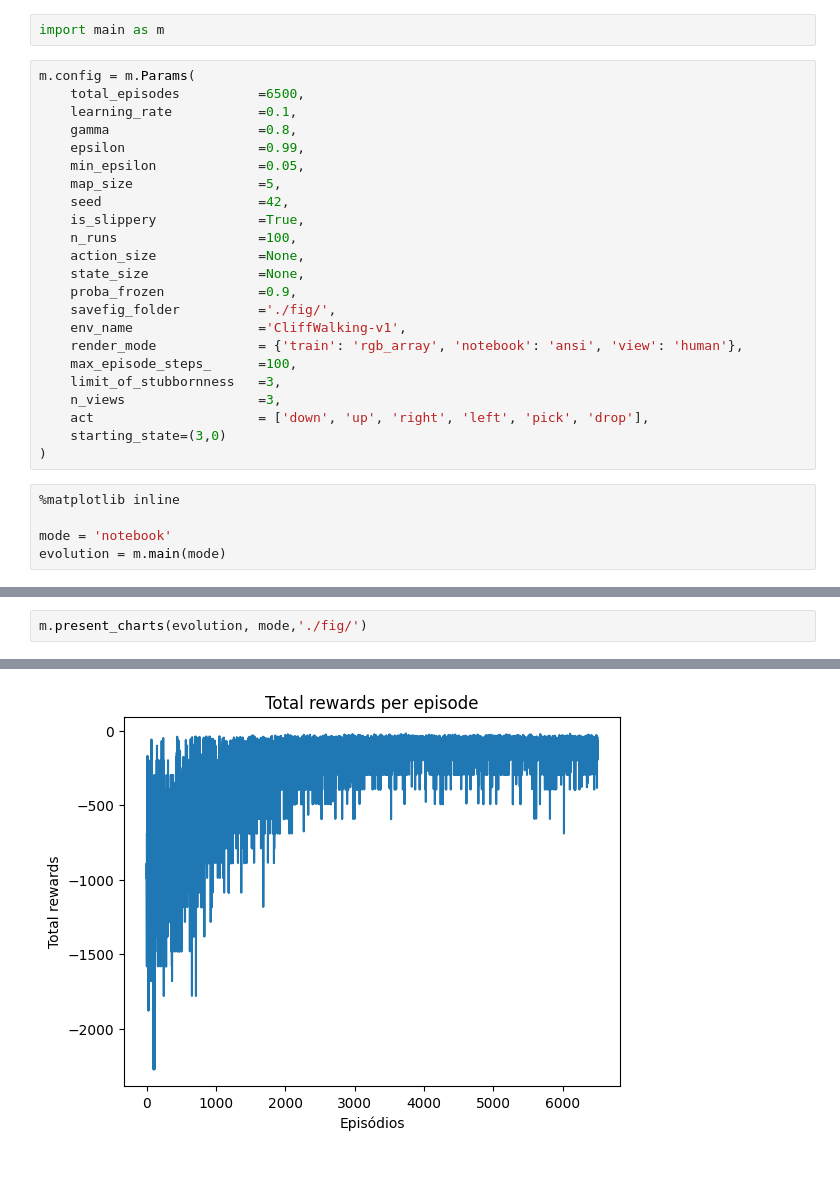
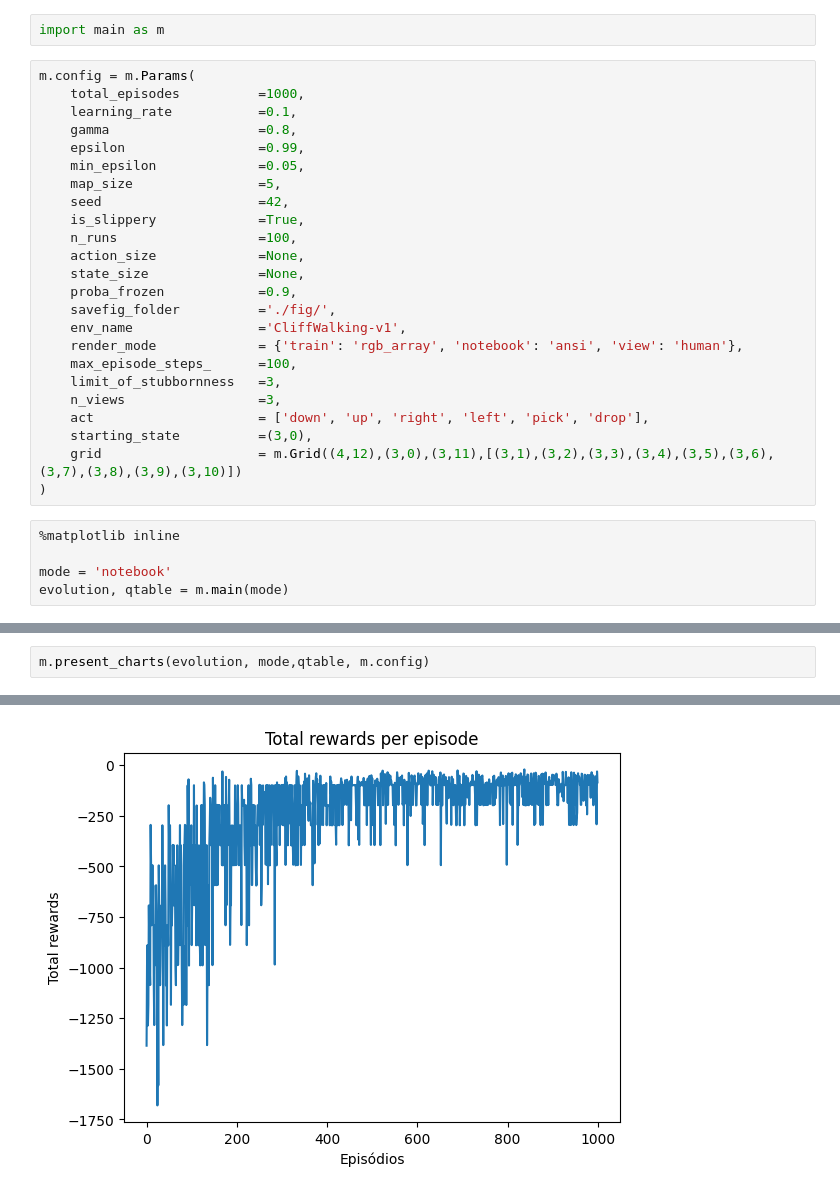
Before and after one commit to mauricionoris/RLSolutions, a Jupyter notebook: cliff/cliff.ipynb, the cells around one changed output, grey strips where cells are left out. Drawn from its saved outputs; the diff is of its cells as text.

```diff
--- a/cliff/cliff.ipynb
+++ b/cliff/cliff.ipynb
@@ -2,7 +2,7 @@
 import main as m
 # %%
 m.config = m.Params(
-    total_episodes          =6500,
+    total_episodes          =1000,
     learning_rate           =0.1,
     gamma                   =0.8,
     epsilon                 =0.99,
@@ -21,11 +21,12 @@ m.config = m.Params(
     limit_of_stubbornness   =3,
     n_views                 =3,
     act                     = ['down', 'up', 'right', 'left', 'pick', 'drop'],
-    starting_state=(3,0)
+    starting_state          =(3,0),
+    grid                    = m.Grid((4,12),(3,0),(3,11),[(3,1),(3,2),(3,3),(3,4),(3,5),(3,6),(3,7),(3,8),(3,9),(3,10)])
 )
 # %%
 %matplotlib inline
 
 mode = 'notebook'
-evolution = m.main(mode)
+evolution, qtable = m.main(mode)
 # %% [output]
@@ -39,3 +40,3 @@ step: 45    action: up       reward: -1 info: info: info[action_mask] new state:
 # %%
-m.present_charts(evolution, mode,'./fig/')
+m.present_charts(evolution, mode,qtable, m.config)
 # %% [output]
@@ -44 +45 @@ m.present_charts(evolution, mode,'./fig/')
-[figure, old version]
+[figure, new version]
```
Also changed, not shown: parts of 2 cells of this notebook, 20 other files.
